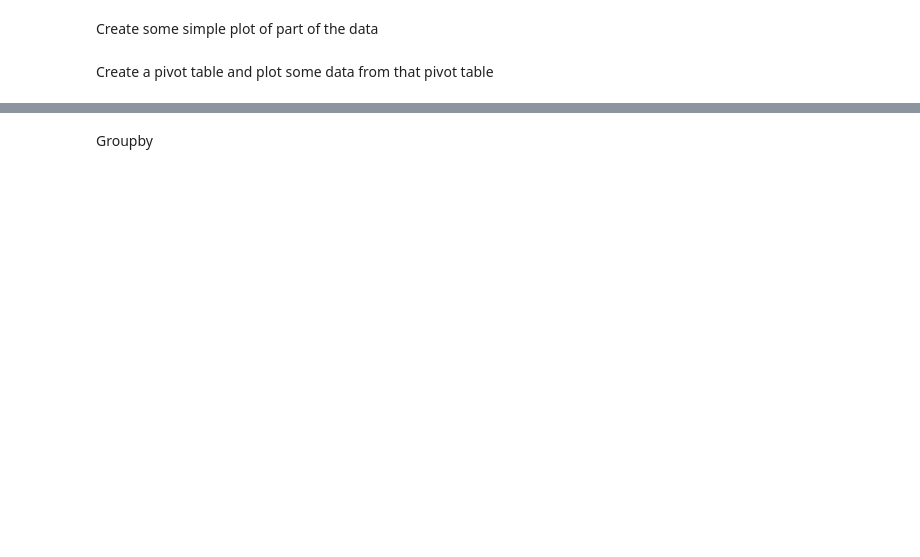
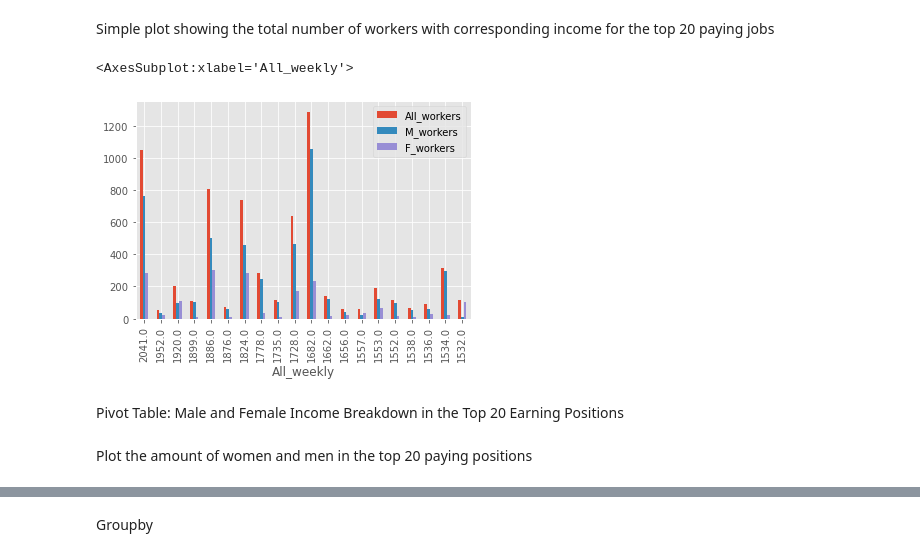
Before and after one commit to KellyZhangL/CPA01, a Jupyter notebook: cpa01.ipynb, the cells around one changed output, grey strips where cells are left out. Cells and saved outputs as stored; diff of their text form; code cells hidden in the pictures; blank space fills up the shorter version.

```diff
--- a/cpa01.ipynb
+++ b/cpa01.ipynb
@@ -15,0 +22,3 @@ Load the data into a pandas dataframe
+# %%
+df = pd.read_csv('inc_occ_gender.csv')
+df
@@ -25,0 +123,6 @@ Print array of columns and index array
+# %%
+df.All_weekly = pd.to_numeric(df.All_weekly, errors='coerce')
+top_income_roles = df.dropna()
+top_income_roles = top_income_roles.sort_values(by=['All_weekly'], ascending=False)
+top_income_roles = top_income_roles.head(20)
+top_income_roles
@@ -25,0 +147,9 @@ Print array of columns and index array
+# %% [markdown]
+Simple plot showing the total number of workers with corresponding income for the top 20 paying jobs
+# %%
+top_income_roles.plot(x = 'All_weekly', y=['All_workers', 'M_workers','F_workers'], kind='bar')
+# %% [output]
+<AxesSubplot:xlabel='All_weekly'>
+[figure, added]
+# %% [markdown]
+Pivot Table: Male and Female Income Breakdown in the Top 20 Earning Positions
@@ -26,4 +160,2 @@ Print array of columns and index array
 # %% [markdown]
-Create some simple plot of part of the data
+Plot the amount of women and men in the top 20 paying positions
-# %% [markdown]
-Create a pivot table and plot some data from that pivot table
```
Also changed, not shown: parts of 28 cells of this notebook, 3 other files.
